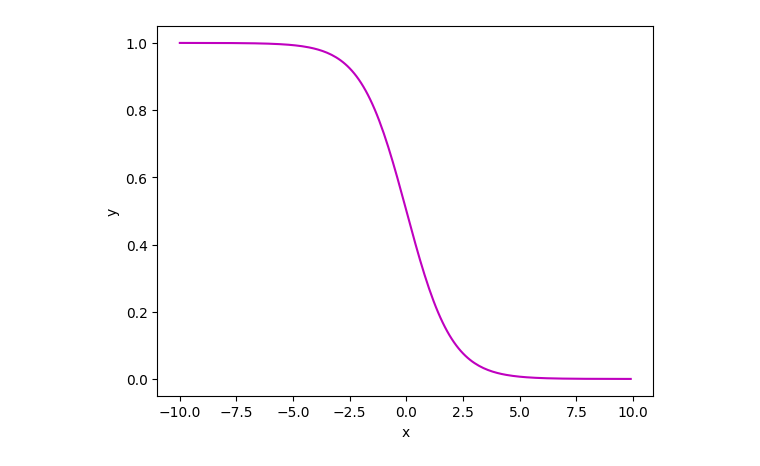
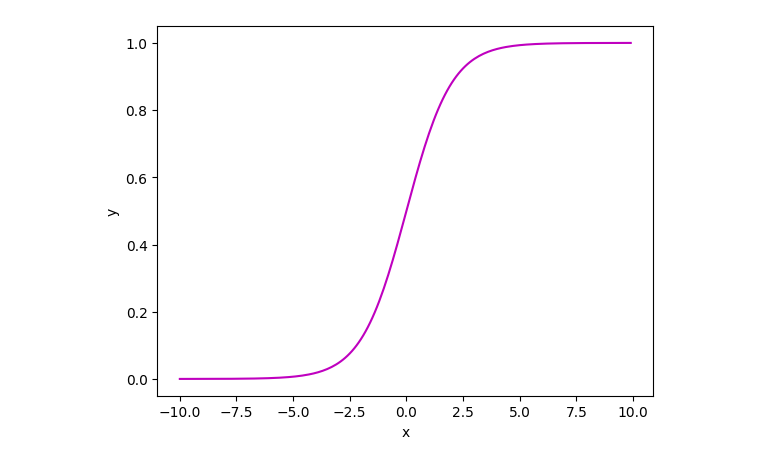
Before and after one commit to forestschao/udl, a Jupyter notebook: Notebooks/Chap06/e_6_4_logistic_regression.ipynb, the cells around one changed output. Saved outputs shown, nothing was run; the diff lists cells and outputs as text; code cells hidden in the pictures.

```diff
--- a/Notebooks/Chap06/e_6_4_logistic_regression.ipynb
+++ b/Notebooks/Chap06/e_6_4_logistic_regression.ipynb
@@ -4,11 +4,11 @@
 import numpy as np
 import matplotlib.pyplot as plt
 # %%
-def sig(z):
-  return 1 / (1 + np.exp(-z))
+def sigmoid(z):
+  return 1.0 / (1.0 + np.exp(-z))
 # %%
 def draw_function(x, phi_0, phi_1):
-  y = sig(phi_0 + phi_1 * x)
+  y = sigmoid(phi_0 + phi_1 * x)
 
   fig, ax = plt.subplots()
   ax.plot(x, y, 'm-')
@@ -18,7 +18,7 @@ def draw_function(x, phi_0, phi_1):
 # %%
 x = np.arange(-10, 10, 0.1)
 phi_0 = 0
-phi_1 = -1
+phi_1 = 1
 draw_function(x, phi_0, phi_1)
 # %% [output]
-[figure, old version]
+[figure, new version]
```
Also changed, not shown: parts of 3 cells of this notebook.
